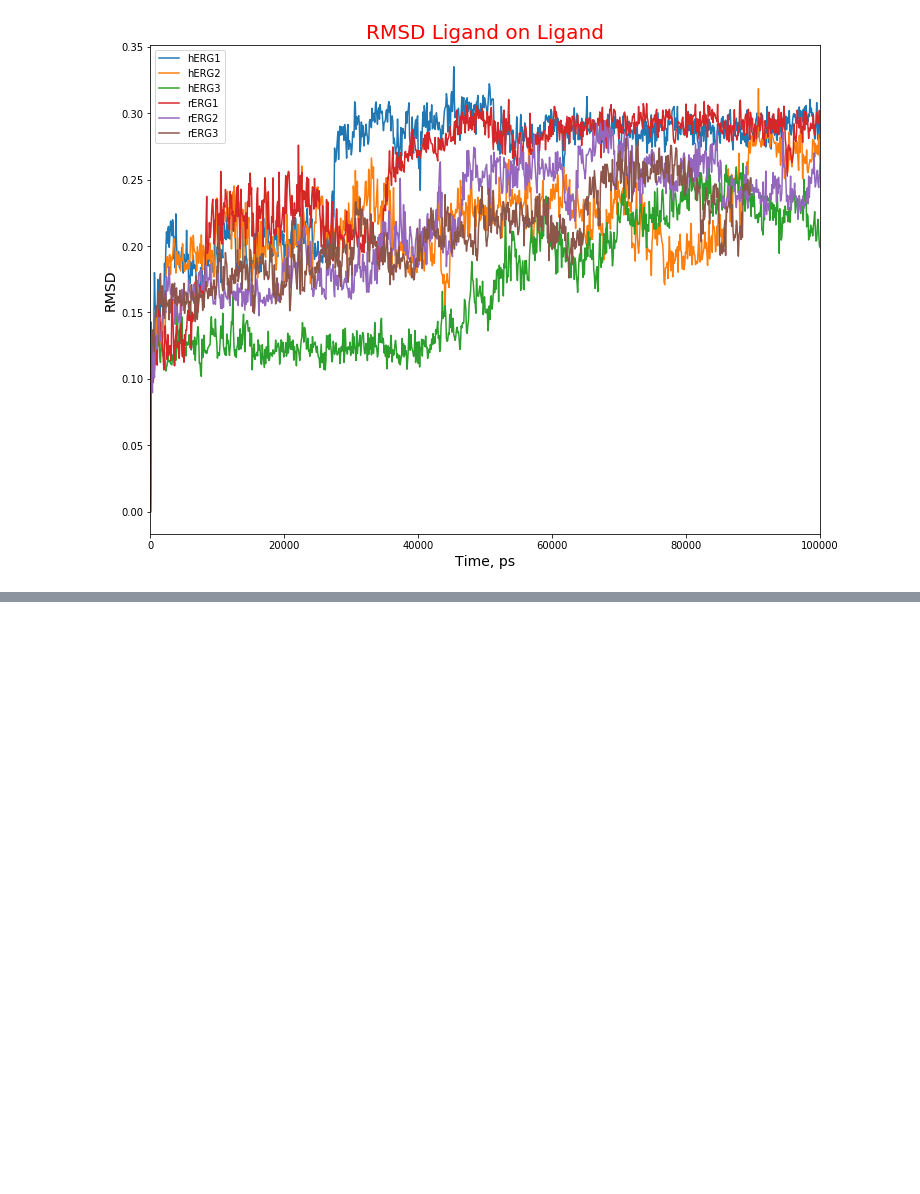
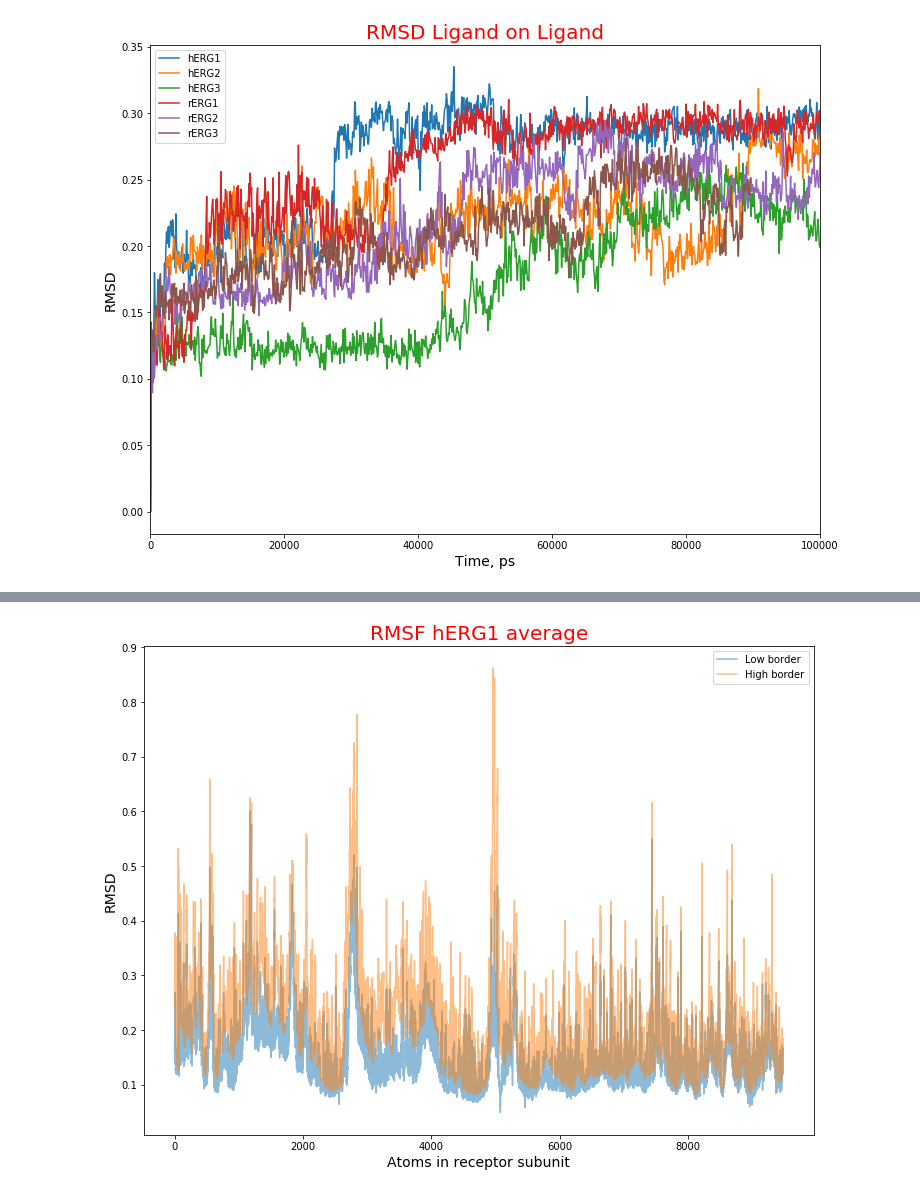
Before and after one commit to nikitadobrokhtov/potassium-channels, a Jupyter notebook: descriptional_characteristics_of_subtype_models/Descriptional Characteristics of Models.ipynb, the cells around one changed output, grey strips where cells are left out. Drawn from its saved outputs; the diff is of its cells as text; code cells hidden in the pictures; blank space fills up the shorter version.

Commit message:
Added RMSF of receptors + some corrections

```diff
--- a/descriptional_characteristics_of_subtype_models/Descriptional Characteristics of Models.ipynb
+++ b/descriptional_characteristics_of_subtype_models/Descriptional Characteristics of Models.ipynb
@@ -108,0 +110,39 @@ plt.show()
+# %%
+def data_for_average(label):
+    d1 = np.array(xvg_data("./" + label + "/pictures/RMSF_rec_1.xvg"))
+    d2 = np.array(xvg_data("./" + label + "/pictures/RMSF_rec_2.xvg"))
+    d3 = np.array(xvg_data("./" + label + "/pictures/RMSF_rec_3.xvg"))
+    d4 = np.array(xvg_data("./" + label + "/pictures/RMSF_rec_4.xvg"))
+
+    if (label == "hERG2"):
+        d4 = d4[:-1]
+    if (label == "hERG1"):
+        d3 = d3[:-1]
+
+    d_aver = (d1 + d2 + d3 + d4) / 4
+    d_std = np.std([d1, d2, d3, d4], axis=0)
+    return d_aver, d_std
+
+def plot_receptor_RMSF(label):
+    fig = plt.figure(figsize=(12,9))
+
+    receptor_name = label
+
+    d_aver, d_std = data_for_average(receptor_name)
+
+    plt.plot(d_aver - d_std, label="Low border", alpha=0.5)
+    plt.plot(d_aver + d_std, label="High border", alpha=0.5)
+
+
+    #plt.xlim(2000, 3000)
+
+    plt.legend()
+    plt.xlabel("Atoms in receptor subunit", fontsize=14)
+    plt.ylabel("RMSD", fontsize=14)
+    plt.title("RMSF " + receptor_name + " average", color='red', fontsize=20)
+
+    plt.show()
+# %%
+plot_receptor_RMSF("hERG1")
+# %% [output]
+[figure, added]
```
Also changed, not shown: parts of 8 cells of this notebook.
